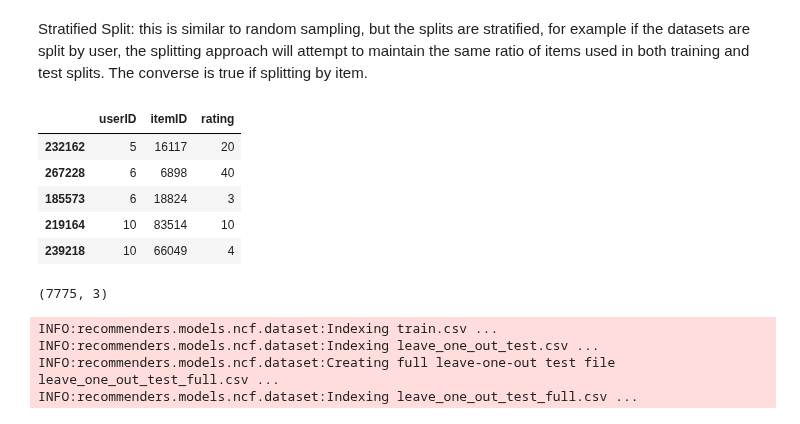
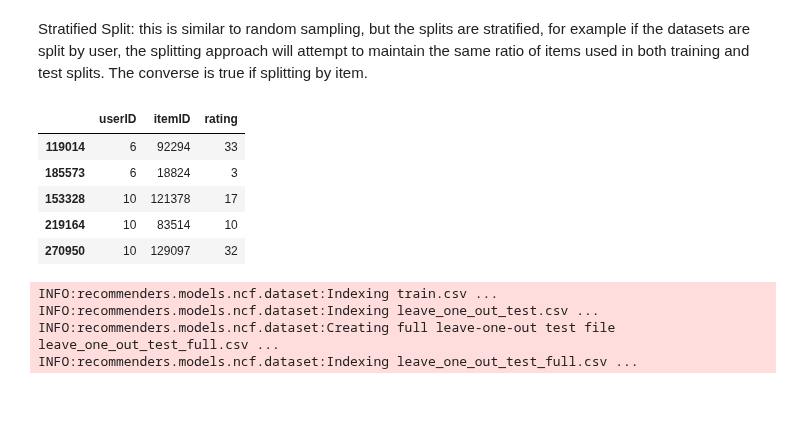
Before and after one commit to LauWyeRock/RecommendationSystem, a Jupyter notebook: Submission/Step4C_NCF.ipynb, the cells around one changed output. Cells and saved outputs as stored; diff of their text form; code cells hidden in the pictures.

```diff
--- a/Submission/Step4C_NCF.ipynb
+++ b/Submission/Step4C_NCF.ipynb
@@ -85,5 +44,5 @@ Drive already mounted at /content/drive; to attempt to forcibly remount, call dr
 # %%
-df_full = pd.read_csv('user_songs_filtered.csv')[['Username', 'track_name', 'artist_name',
+df_full = pd.read_csv('users_feature_eng.csv')[['Username', 'track_name', 'artist_name',
                                                     'rank',
                                                     # 'playcount'
                                                     ]]
@@ -91,17 +50,15 @@ df_full['track'] = df_full['track_name'] + ' ' + df_full['artist_name']
 df_full['itemID'] = df_full.groupby('track').ngroup() + 1
 df_full['userID'] = df_full.groupby('Username').ngroup() + 1
 
-df = df_full.copy()
-df.rename(columns={'rank': 'rating'}, inplace=True)
+# df = df_full.copy()
+df_full.rename(columns={'rank': 'rating'}, inplace=True)
 # df.rename(columns={'playcount': 'rating'}, inplace=True)
-df = df.drop(['track', 'track_name', 'artist_name', 'Username'], axis = 1)
+df_full = df_full.drop(['track', 'track_name', 'artist_name', 'Username'], axis = 1)
 
-# using a subset of data to reduce runtime to manageable duration, select users who have more than 48 top songs
+# # using a subset of data to reduce runtime to manageable duration, select users who have more than 48 top songs
 threshold = 48
-df = df[df.groupby('userID')['userID'].transform('size') >= threshold]
-df = df[['userID', 'itemID', 'rating']]
-df.info()
-
-# df.to_csv('df_NCF.csv', index = False)
+df_full = df_full[df_full.groupby('userID')['userID'].transform('size') > threshold]
+df_full = df_full[['userID', 'itemID', 'rating']]
+df_full.info()
 # %% [output]
 <class 'pandas.core.frame.DataFrame'>
@@ -133,40 +76,36 @@ Stratified Split: this is similar to random sampling, but the splits are stratif
 # %%
 #Split the dataset into 75% train and 25% test
 
 # header = {
 #     "col_user": "userID",
 #     "col_item": "itemID",
 #     "col_rank": "rank",
 #     # "col_rank": 'playcount',
 #     "col_prediction": "Prediction",
 # }
 
 
 train, test = python_stratified_split(
-    df, ratio=0.85,
+    df_full, ratio=0.8,
     #   col_user="userID", col_item="itemID", seed=42
 )
 
 # Filtering out users and items in the test set that do not appear in the training set.
 # This is done so that we can see if our model has learnt user's previous item interactions and can recommend relevant items.
 test = test[test["userID"].isin(train["userID"].unique())]
 test = test[test["itemID"].isin(train["itemID"].unique())]
 
 # Creating a test set which only contains the last interaction for each user. Remaining data of the user is used in the train set
 leave_one_out_test = test.groupby("userID").last().reset_index()
 
 test.head()
 # %% [output]
 |  | userID | itemID | rating |
-| 232162 | 5 | 16117 | 20 |
-| 267228 | 6 | 6898 | 40 |
+| 119014 | 6 | 92294 | 33 |
 | 185573 | 6 | 18824 | 3 |
+| 153328 | 10 | 121378 | 17 |
 | 219164 | 10 | 83514 | 10 |
-| 239218 | 10 | 66049 | 4 |
+| 270950 | 10 | 129097 | 32 |
-# %%
-test.shape
-# %% [output]
-(7775, 3)
 # %%
 # top k items to recommend
 TOP_K = 30
```
Also changed, not shown: parts of 51 cells of this notebook, 3 other files.
